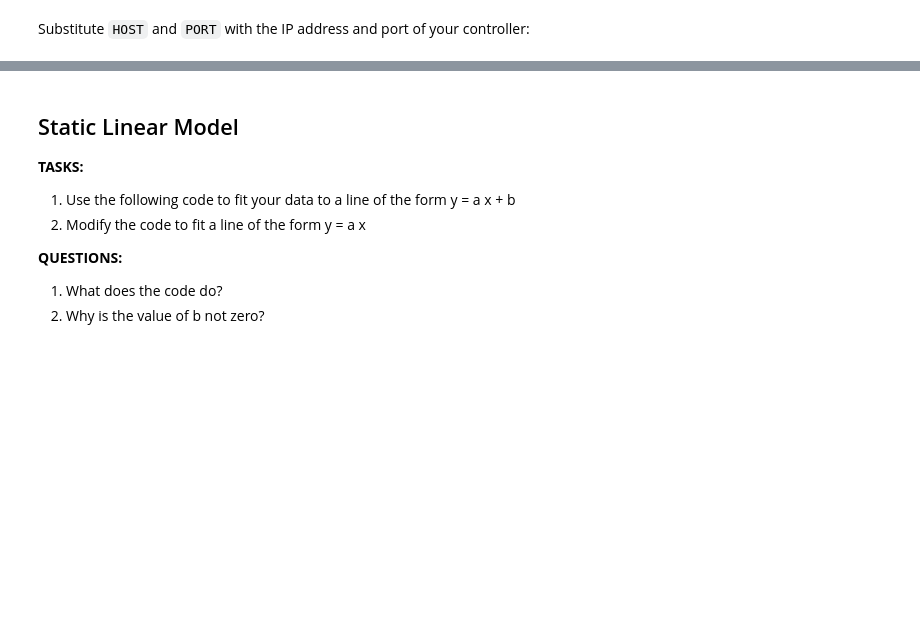
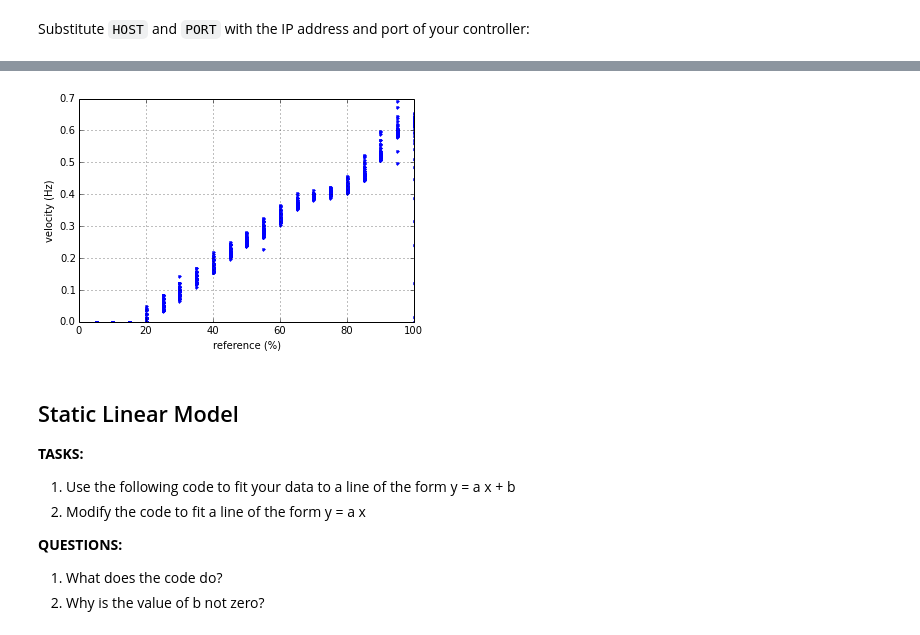
Before and after one commit to mcdeoliveira/pyctrl, a Jupyter notebook: python/notebook/2 First Steps with Control.ipynb, the cells around one changed output, grey strips where cells are left out. Saved outputs shown, nothing was run; the diff lists cells and outputs as text; code cells hidden in the pictures; blank space fills up the shorter version.

```diff
--- a/python/notebook/2 First Steps with Control.ipynb
+++ b/python/notebook/2 First Steps with Control.ipynb
@@ -47,3 +97,11 @@ We will now perform some experiments to characterize the behavior of the DC moto
+# %%
+# SOLUTION 3
+plt.plot(reference, velocity, '.')
+plt.xlabel('reference (%)')
+plt.ylabel('velocity (Hz)')
+plt.grid()
+# %% [output]
+[figure, added]
 # %% [markdown]
 ## Static Linear Model
 
```
Also changed, not shown: parts of 38 cells of this notebook, 1 other file.
